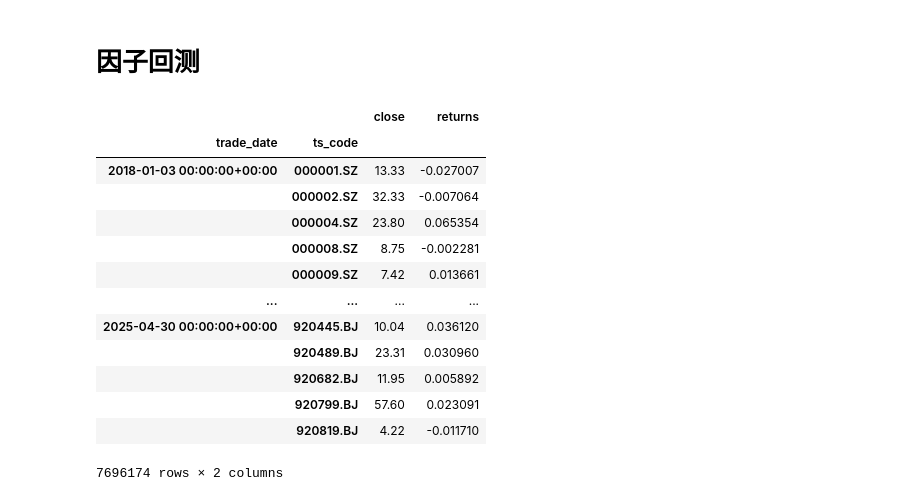
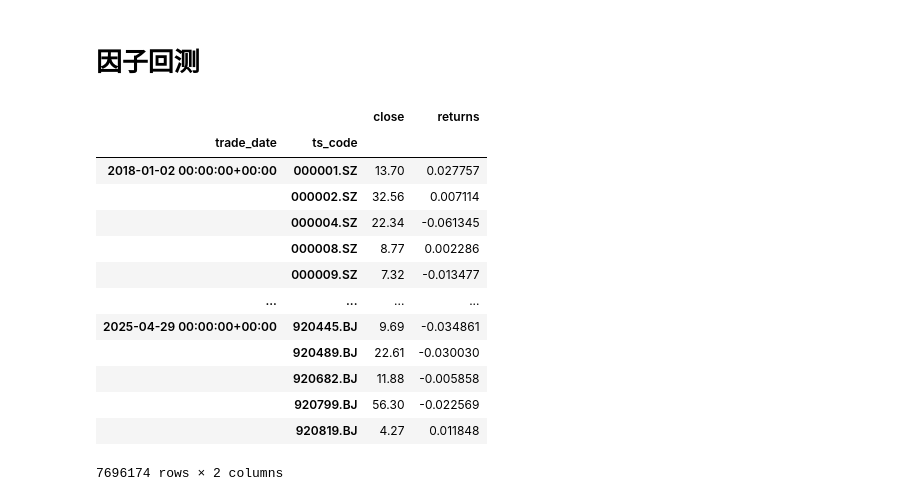
Before and after one commit to Alfafa0702/MFE5210Ass, a Jupyter notebook: cal_factor.ipynb, the cells around one changed output. Saved outputs shown, nothing was run; the diff lists cells and outputs as text; code cells hidden in the pictures.

```diff
--- a/cal_factor.ipynb
+++ b/cal_factor.ipynb
@@ -235,24 +287,24 @@ plt.rcParams['axes.unicode_minus'] = False
 # %%
 price = pd.read_pickle('price.pkl')
 price = price.to_frame(name='close')
 price = price.sort_index(level=0)
-price['returns'] = price.groupby('ts_code')['close'].pct_change()
+price['returns'] = price.groupby('ts_code')['close'].pct_change(-1) # 未来一天的收益率
 price = price.dropna(subset=['returns'])  # 去除收益率计算中因首日无变化导致的NaN值
 price
 # %% [output]
 |  |  | close | returns |
 | trade_date | ts_code |  |  |
-| 2018-01-03 00:00:00+00:00 | 000001.SZ | 13.33 | -0.027007 |
-|  | 000002.SZ | 32.33 | -0.007064 |
-|  | 000004.SZ | 23.80 | 0.065354 |
-|  | 000008.SZ | 8.75 | -0.002281 |
-|  | 000009.SZ | 7.42 | 0.013661 |
+| 2018-01-02 00:00:00+00:00 | 000001.SZ | 13.70 | 0.027757 |
+|  | 000002.SZ | 32.56 | 0.007114 |
+|  | 000004.SZ | 22.34 | -0.061345 |
+|  | 000008.SZ | 8.77 | 0.002286 |
+|  | 000009.SZ | 7.32 | -0.013477 |
 | ... | ... | ... | ... |
-| 2025-04-30 00:00:00+00:00 | 920445.BJ | 10.04 | 0.036120 |
-|  | 920489.BJ | 23.31 | 0.030960 |
-|  | 920682.BJ | 11.95 | 0.005892 |
-|  | 920799.BJ | 57.60 | 0.023091 |
-|  | 920819.BJ | 4.22 | -0.011710 |
+| 2025-04-29 00:00:00+00:00 | 920445.BJ | 9.69 | -0.034861 |
+|  | 920489.BJ | 22.61 | -0.030030 |
+|  | 920682.BJ | 11.88 | -0.005858 |
+|  | 920799.BJ | 56.30 | -0.022569 |
+|  | 920819.BJ | 4.27 | 0.011848 |
 7696174 rows × 2 columns
 # %%
 class Backtester:
```
Also changed, not shown: parts of 8 cells of this notebook, 1 other file.
